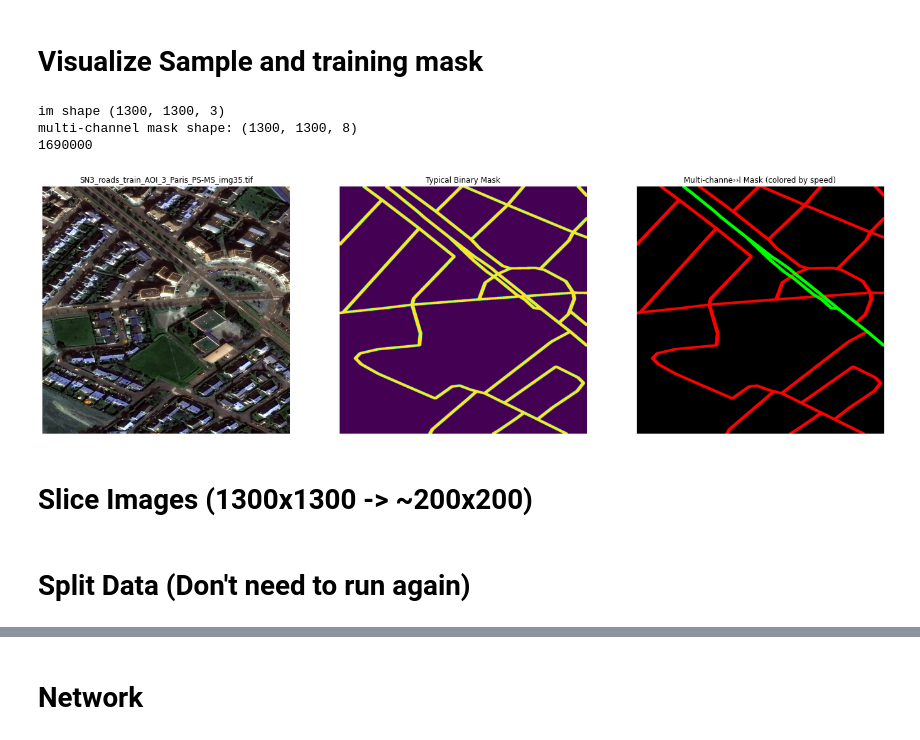
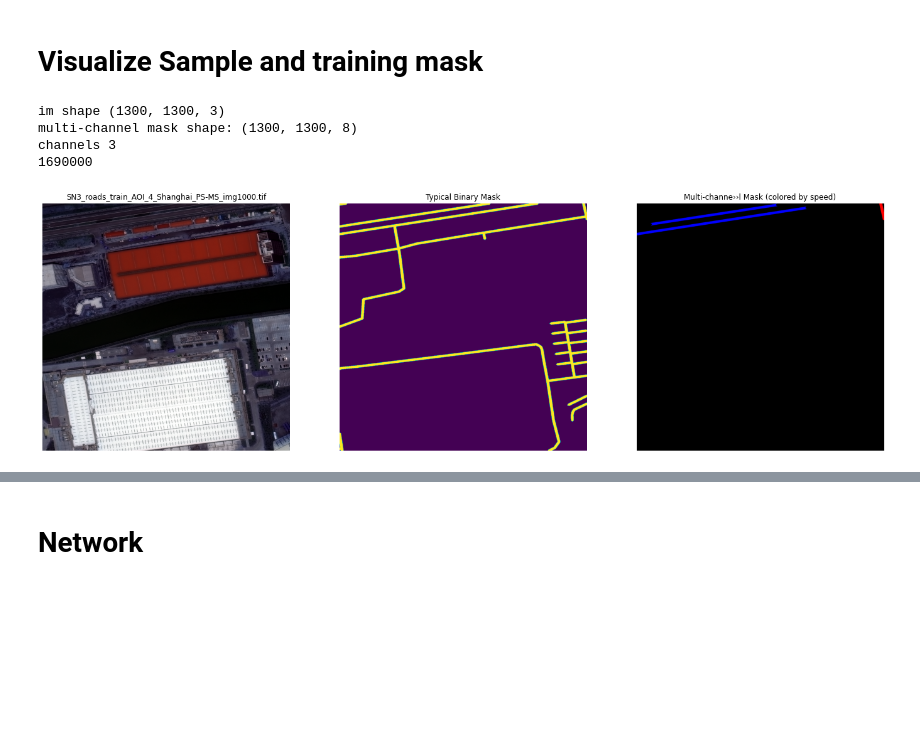
Before and after one commit to TonyLiu836/Road-Network-Extraction-From-Satellite-Imagery, a Jupyter notebook: Spacenet5.ipynb, the cells around one changed output, grey strips where cells are left out. Drawn from its saved outputs; the diff is of its cells as text; code cells hidden in the pictures; blank space fills up the shorter version.

```diff
--- a/Spacenet5.ipynb
+++ b/Spacenet5.ipynb
@@ -77,15 +97,19 @@ python3: can't open file 'speed_masks.py': [Errno 2] No such file or directory
 #visualize multi-channel mask
 import os
 import cv2
-import skimage.io
+
 import numpy as np
 import osmnx as ox
 import geopandas as gpd
 import matplotlib.pyplot as plt
+import skimage.io
 
-im_dir = '/content/drive/MyDrive/CSCI5525Project/paris/paris_PSMS_8bit'
-mask_dir = '/content/drive/MyDrive/CSCI5525Project/paris/paris_train_mask_binned_mc'
-im_name = 'SN3_roads_train_AOI_3_Paris_PS-MS_img35.tif'
+#im_dir = '/content/drive/MyDrive/CSCI5525Project/paris/paris_PSMS_8bit'
+im_dir = '/content/drive/MyDrive/CSCI5525Project/test_data/shanghai_PSMS_8bit'
+#mask_dir = '/content/drive/MyDrive/CSCI5525Project/paris/paris_train_mask_binned_mc'
+mask_dir = '/content/drive/MyDrive/CSCI5525Project/test_data/shanghai_masks'
+#im_name = 'SN3_roads_train_AOI_3_Paris_PS-MS_img35.tif'
+im_name = "SN3_roads_train_AOI_4_Shanghai_PS-MS_img1000.tif"
 im_path = os.path.join(im_dir, im_name)
 mask_mc_path = os.path.join(mask_dir, im_name)
 
@@ -97,33 +121,34 @@ im = cv2.imread(im_path, 1)
 ax0.imshow(cv2.imread(im_path, 1))
 print("im shape",np.shape(im))        #1300x1300x3
 ax0.axis('off')
 ax0.set_title(im_name)
 
 mask_mc = skimage.io.imread(mask_mc_path)
 print("multi-channel mask shape:", mask_mc.shape)
 
 # binary mask
 ax1.imshow(mask_mc[:,:,-1])
 ax1.axis('off')
 ax1.set_title('Typical Binary Mask')
 
 # 8 channel mask
 z = ax2.imshow(mask_mc[:,:,2:5])
 ax2.axis('off')
 ax2.set_title('Multi-channe››l Mask (colored by speed)')
 
 
+print('channels', len(im.shape))
+
 from PIL import Image
 
 def get_num_pixels(filepath):
     width, height = Image.open(filepath).size
     return width*height
 
 print(get_num_pixels("/content/drive/MyDrive/CSCI5525Project/paris/paris_PSMS_8bit/SN3_roads_train_AOI_3_Paris_PS-MS_img35.tif"))
 # %% [output]
 im shape (1300, 1300, 3)
 multi-channel mask shape: (1300, 1300, 8)
+channels 3
 1690000
-[figure, old version]
+[figure, new version]
-# %% [markdown]
-# Slice Images (1300x1300 -> ~200x200)
@@ -212,2 +154,0 @@ def slice_imgs(img_arr, mask_arr, names_arr, slice_x, slice_y, stride_x, stride_
-# %% [markdown]
-# Split Data (Don't need to run again)
```
Also changed, not shown: parts of 23 cells of this notebook.
